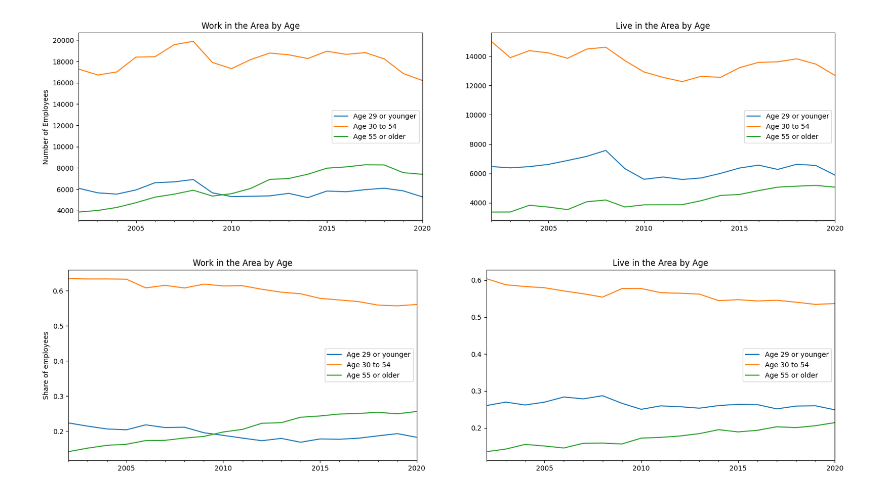
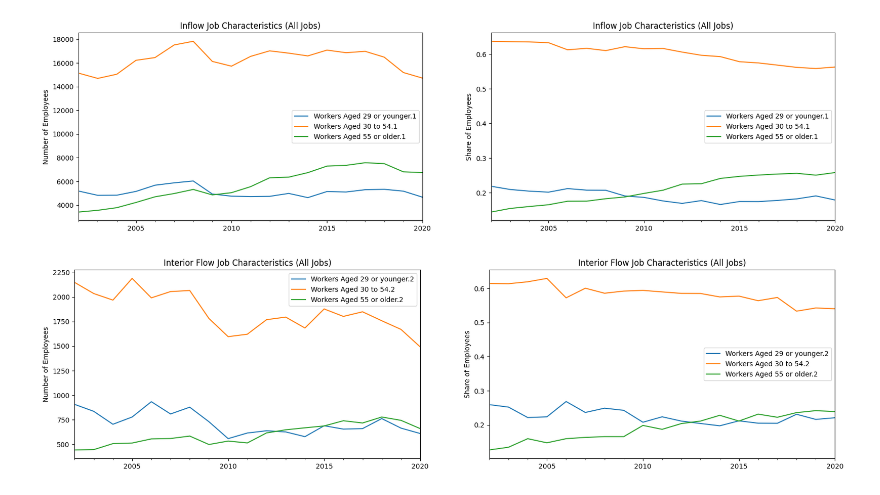
Before and after one commit to ReidelVichot/DE_ASCENT, a Jupyter notebook: OnTheMap_analysis_inflow.ipynb, the cells around one changed output. Drawn from its saved outputs; the diff is of its cells as text; code cells hidden in the pictures.

```diff
--- a/OnTheMap_analysis_inflow.ipynb
+++ b/OnTheMap_analysis_inflow.ipynb
@@ -5,5 +5,5 @@ import pandas as pd
 import numpy as np
 import matplotlib.pyplot as plt
 # %%
-fname = "https://raw.githubusercontent.com/ReidelVichot/DE_ASCENT/main/OnTheMapData.csv"
+fname = "https://raw.githubusercontent.com/ReidelVichot/DE_ASCENT/main/OnTheMap_inflow.csv"
 df = pd.read_csv(fname, parse_dates=["year"])
@@ -17,3 +10,6 @@ home_share = home[home["type"] == "Share"]
+# %%
+count = df[df["type"] == "Count"]
+share = df[df["type"] == "Share"]
 # %%
 df.columns
 # %% [output]
@@ -56 +52,3 @@ Female                                                                      floa
 dtype: object
+# %%
+count["Net Job Inflow (+) or Outflow (-)"] = count["Net Job Inflow (+) or Outflow (-)"].astype(int)
@@ -90,32 +169,44 @@ fig.show()
 # %%
 fig, ax = plt.subplots(1,2, figsize= (20,5))
-work_count.plot(y="Age 29 or younger", x="year", ax=ax[0])
-work_count.plot(y="Age 30 to 54", x="year", ax=ax[0])
-work_count.plot(y="Age 55 or older", x="year", ax=ax[0])
-home_count.plot(y="Age 29 or younger", x="year", ax=ax[1])
-home_count.plot(y="Age 30 to 54", x="year", ax=ax[1])
-home_count.plot(y="Age 55 or older", x="year", ax=ax[1])
+
+ax[0].set_title("Inflow Job Characteristics (All Jobs)")
+count.plot(y="Workers Aged 29 or younger.1", x="year", ax=ax[0])
+count.plot(y="Workers Aged 30 to 54.1", x="year", ax=ax[0])
+count.plot(y="Workers Aged 55 or older.1", x="year", ax=ax[0])
+
+
+ax[1].set_title("Inflow Job Characteristics (All Jobs)")
+share.plot(y="Workers Aged 29 or younger.1", x="year", ax=ax[1])
+share.plot(y="Workers Aged 30 to 54.1", x="year", ax=ax[1])
+share.plot(y="Workers Aged 55 or older.1", x="year", ax=ax[1])
+
 ax[0].set_xlabel("")
 ax[0].set_ylabel("Number of Employees")
+ax[1].set_ylabel("Share of Employees")
 ax[1].set_xlabel("")
-ax[0].set_title("Work in the Area by Age")
-ax[1].set_title("Live in the Area by Age")
+
 fig.show()
 # %% [output]
-[figure, old version]
+[figure, new version]
 # %%
 fig, ax = plt.subplots(1,2, figsize= (20,5))
-work_share.plot(y="Age 29 or younger", x="year", ax=ax[0])
-work_share.plot(y="Age 30 to 54", x="year", ax=ax[0])
-work_share.plot(y="Age 55 or older", x="year", ax=ax[0])
-home_share.plot(y="Age 29 or younger", x="year", ax=ax[1])
-home_share.plot(y="Age 30 to 54", x="year", ax=ax[1])
-home_share.plot(y="Age 55 or older", x="year", ax=ax[1])
+
+ax[0].set_title("Interior Flow Job Characteristics (All Jobs)")
+count.plot(y="Workers Aged 29 or younger.2", x="year", ax=ax[0])
+count.plot(y="Workers Aged 30 to 54.2", x="year", ax=ax[0])
+count.plot(y="Workers Aged 55 or older.2", x="year", ax=ax[0])
+
+
+ax[1].set_title("Interior Flow Job Characteristics (All Jobs)")
+share.plot(y="Workers Aged 29 or younger.2", x="year", ax=ax[1])
+share.plot(y="Workers Aged 30 to 54.2", x="year", ax=ax[1])
+share.plot(y="Workers Aged 55 or older.2", x="year", ax=ax[1])
+
 ax[0].set_xlabel("")
-ax[0].set_ylabel("Share of employees")
+ax[0].set_ylabel("Number of Employees")
+ax[1].set_ylabel("Share of Employees")
 ax[1].set_xlabel("")
-ax[0].set_title("Work in the Area by Age")
-ax[1].set_title("Live in the Area by Age")
+
 fig.show()
 # %% [output]
-[figure, old version]
+[figure, new version]
```
Also changed, not shown: parts of 28 cells of this notebook.
